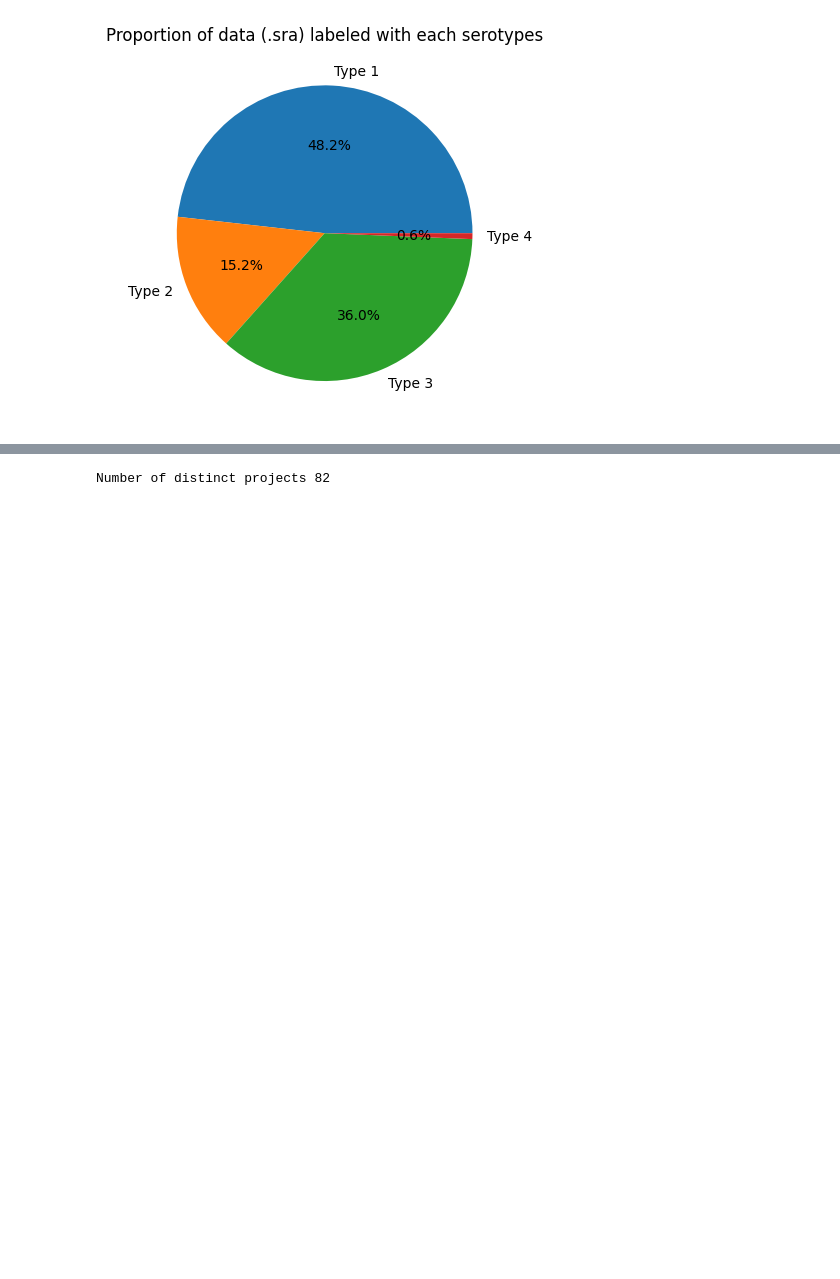
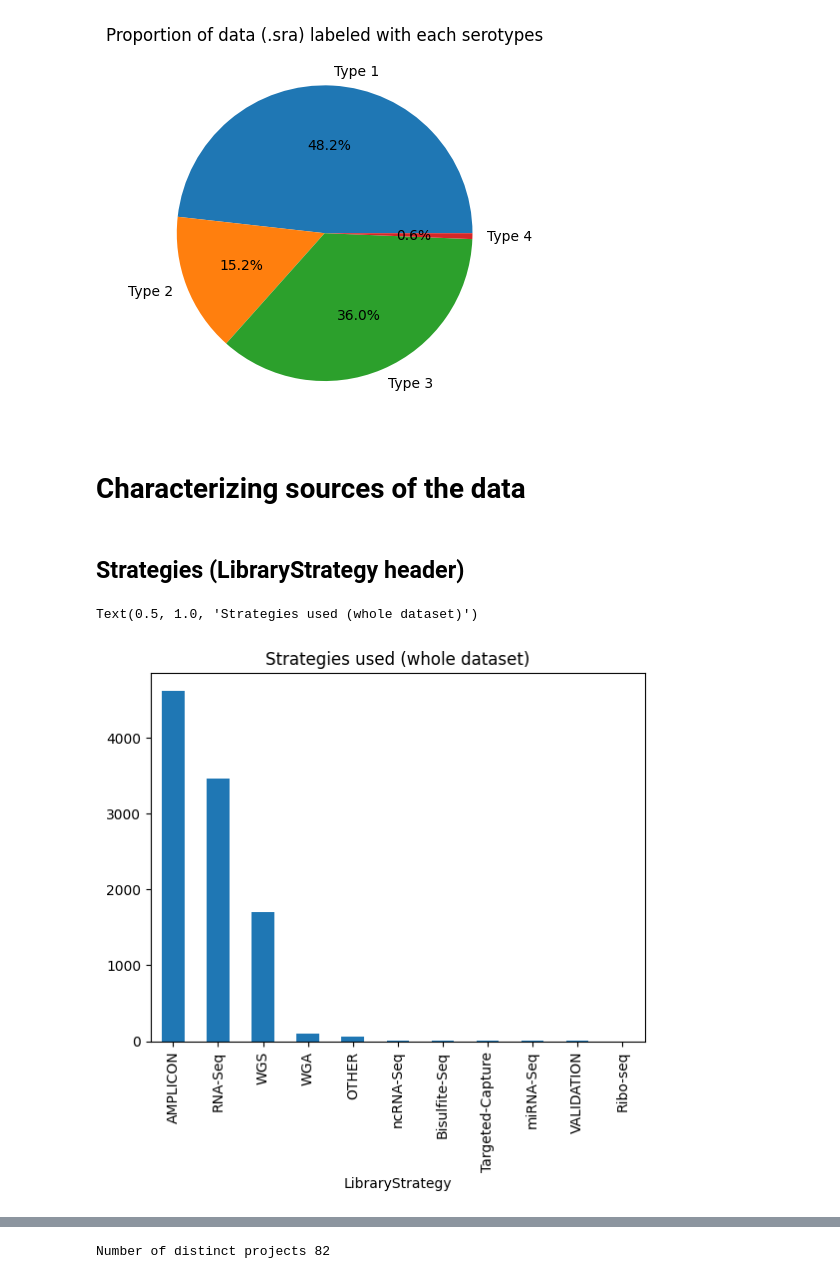
Before and after one commit to Fossam40/DENV-dataAnalysis, a Jupyter notebook: sampleStatistics.ipynb, the cells around one changed output, grey strips where cells are left out. Cells and saved outputs as stored; diff of their text form; code cells hidden in the pictures; blank space fills up the shorter version.

Commit message:
Added strategies, better plots

```diff
--- a/sampleStatistics.ipynb
+++ b/sampleStatistics.ipynb
@@ -79,3 +79,13 @@ plt.title("Proportion of data (.sra) labeled with each serotypes")
 # %% [output]
 Text(0.5, 1.0, 'Proportion of data (.sra) labeled with each serotypes')
 [figure]
+# %% [markdown]
+# Characterizing sources of the data
+# %% [markdown]
+## Strategies (LibraryStrategy header)
+# %%
+dataset["LibraryStrategy"].value_counts().plot(kind = 'bar')
+plt.title("Strategies used (whole dataset)")
+# %% [output]
+Text(0.5, 1.0, 'Strategies used (whole dataset)')
+[figure, added]
```
Also changed, not shown: parts of 3 cells of this notebook.
